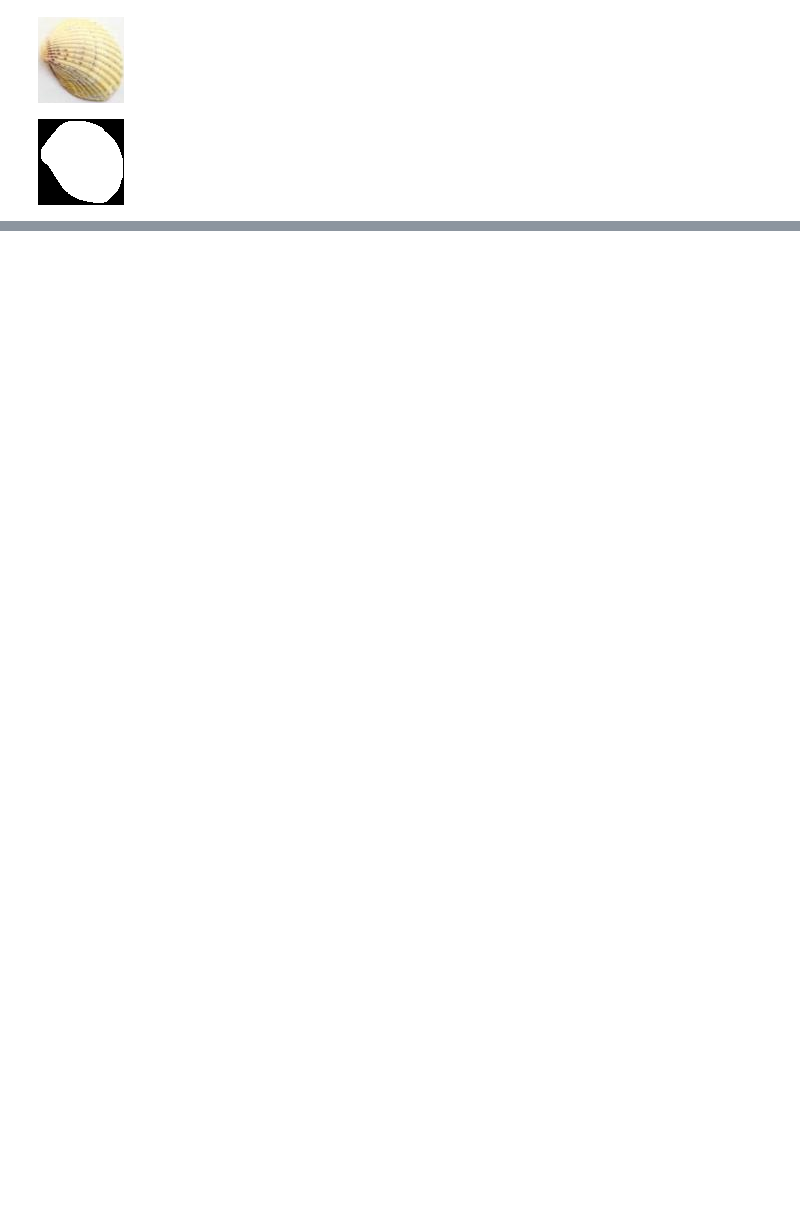
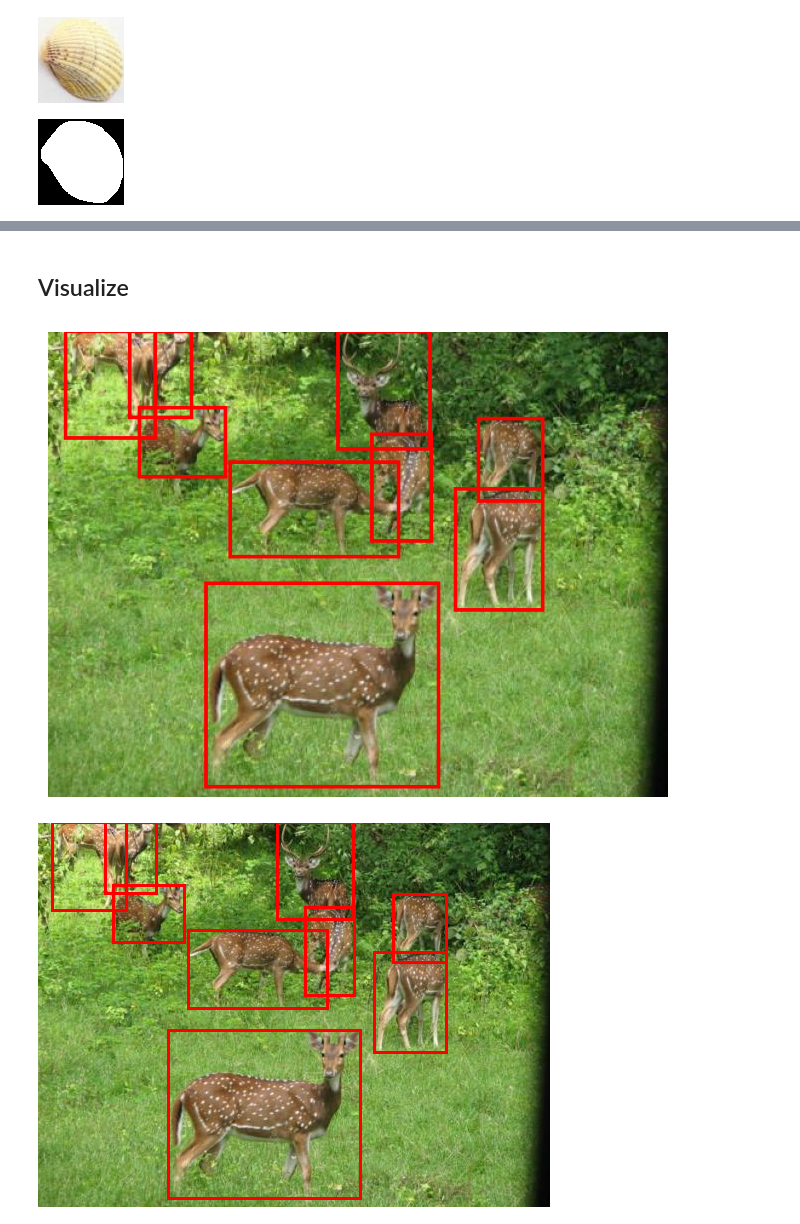
Before and after one commit to HaSon47/ObjectStitch-Image-Composition, a Jupyter notebook: test.ipynb, the cells around one changed output, grey strips where cells are left out. Drawn from its saved outputs; the diff is of its cells as text; code cells hidden in the pictures; blank space fills up the shorter version.

```diff
--- a/test.ipynb
+++ b/test.ipynb
@@ -203,0 +521,2 @@ mask_crop
+# %% [markdown]
+## Visualize
@@ -203,0 +569,72 @@ mask_crop
+# %%
+image_path ='/mnt/disk2/hachi/data/workdir/radish/hachi/OBJ_INS/phase2_V2/test/2615_b3/ground_truth.jpg'
+boxes1 = [
+    [
+      310,
+      126,
+      316,
+      134
+    ]
+]
+boxes2 = [
+    [
+      131,
+      208,
+      321,
+      374
+    ],
+    [
+      337,
+      130,
+      407,
+      228
+    ],
+    [
+      356,
+      72,
+      407,
+      138
+    ],
+    [
+      151,
+      108,
+      288,
+      184
+    ],
+    [
+      76,
+      63,
+      145,
+      118
+    ],
+    [
+      268,
+      85,
+      315,
+      171
+    ],
+    [
+      240,
+      0,
+      314,
+      95
+    ],
+    [
+      15,
+      0,
+      87,
+      86
+    ],
+    [
+      68,
+      0,
+      117,
+      69
+    ]
+  ]
+
+
+visualize(image_path, boxes2)
+# %% [output]
+[figure, added]
+[figure, added]
```
Also changed, not shown: parts of 7 cells of this notebook, 2 other files.
